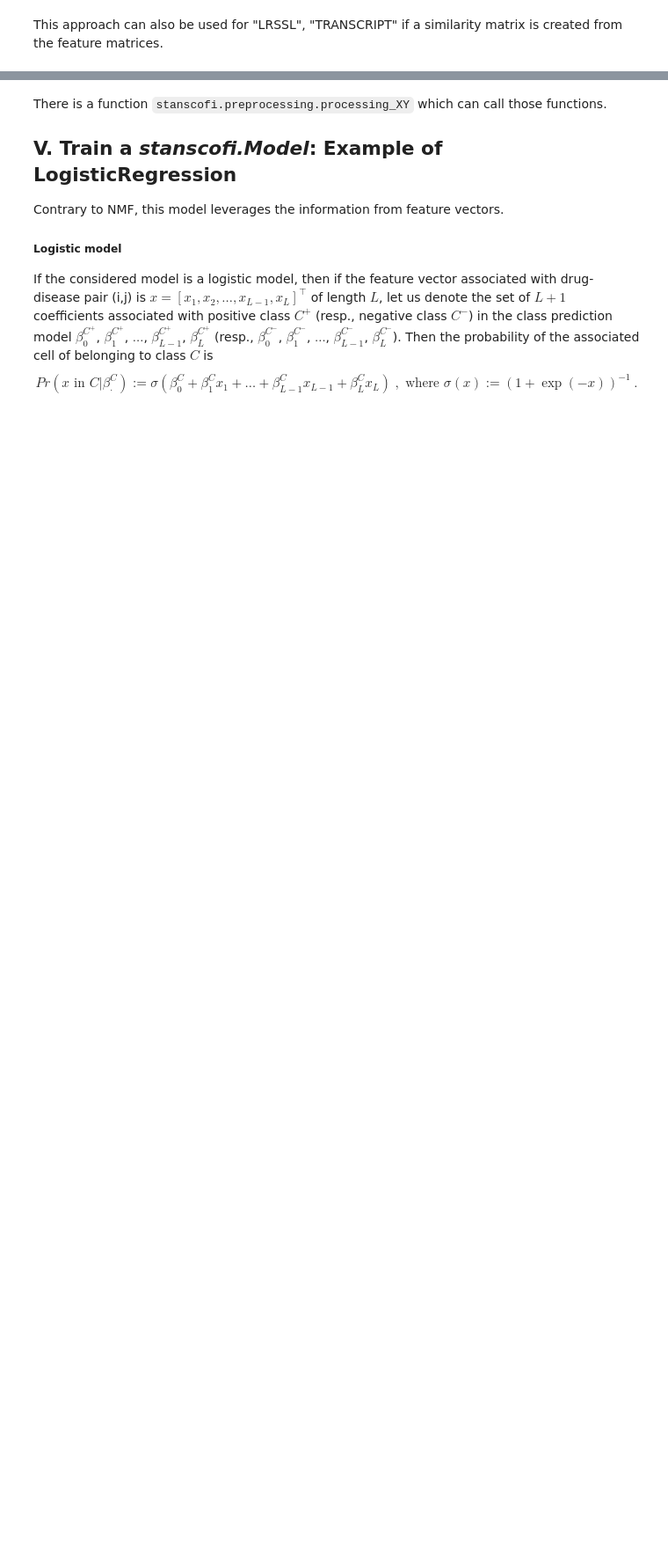
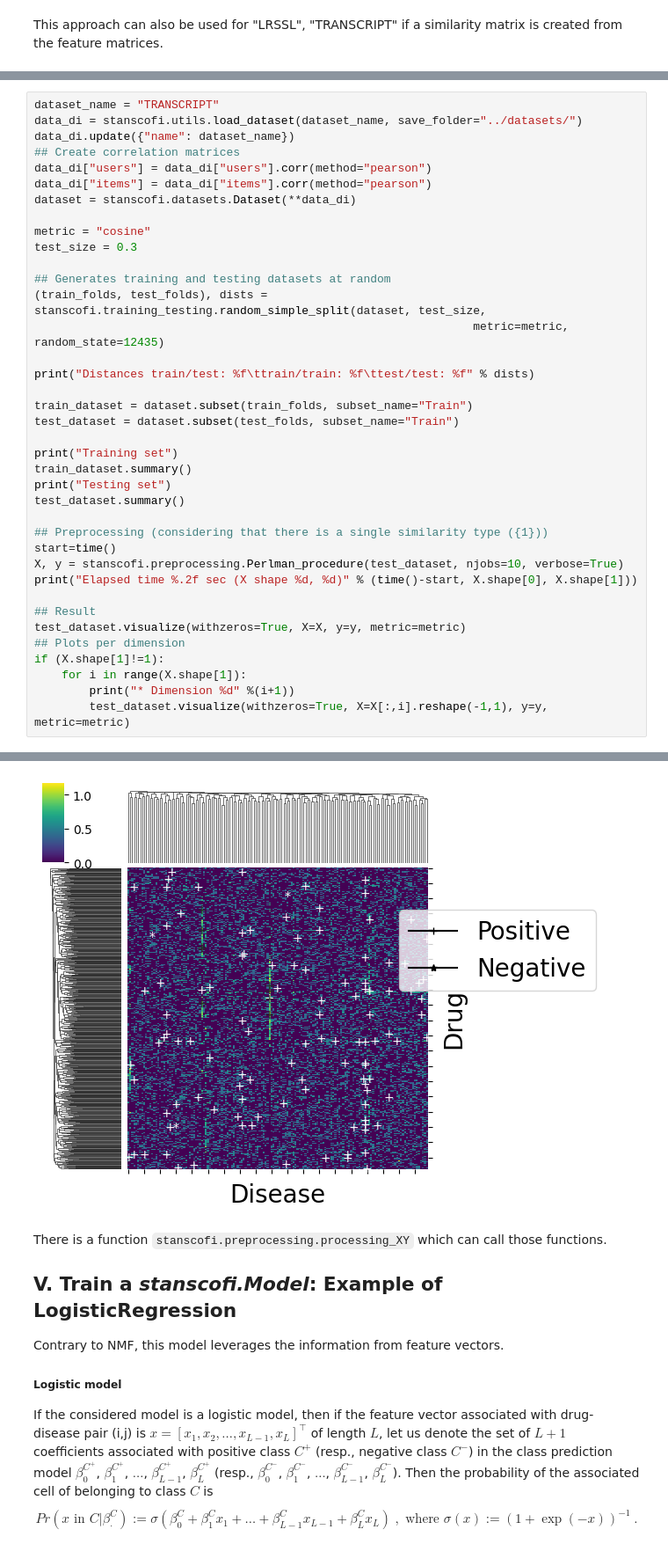
Before and after one commit to RECeSS-EU-Project/stanscofi, a Jupyter notebook: docs/Introduction to stanscofi.ipynb, the cells around one changed output, grey strips where cells are left out. Shown at 88% size. Cells and saved outputs as stored; diff of their text form; blank space fills up the shorter version.

```diff
--- a/docs/Introduction to stanscofi.ipynb
+++ b/docs/Introduction to stanscofi.ipynb
@@ -831,0 +1014,39 @@ if (X.shape[1]!=1):
+# %%
+dataset_name = "TRANSCRIPT"
+data_di = stanscofi.utils.load_dataset(dataset_name, save_folder="../datasets/")
+data_di.update({"name": dataset_name})
+## Create correlation matrices
+data_di["users"] = data_di["users"].corr(method="pearson")
+data_di["items"] = data_di["items"].corr(method="pearson")
+dataset = stanscofi.datasets.Dataset(**data_di)
+
+metric = "cosine"
+test_size = 0.3
+
+## Generates training and testing datasets at random
+(train_folds, test_folds), dists = stanscofi.training_testing.random_simple_split(dataset, test_size,
+                                                                metric=metric, random_state=12435)
+
+print("Distances train/test: %f\ttrain/train: %f\ttest/test: %f" % dists)
+
+train_dataset = dataset.subset(train_folds, subset_name="Train")
+test_dataset = dataset.subset(test_folds, subset_name="Train")
+
+print("Training set")
+train_dataset.summary()
+print("Testing set")
+test_dataset.summary()
+
+## Preprocessing (considering that there is a single similarity type ({1}))
+start=time()
+X, y = stanscofi.preprocessing.Perlman_procedure(test_dataset, njobs=10, verbose=True)
+print("Elapsed time %.2f sec (X shape %d, %d)" % (time()-start, X.shape[0], X.shape[1]))
+
+## Result
+test_dataset.visualize(withzeros=True, X=X, y=y, metric=metric)
+## Plots per dimension
+if (X.shape[1]!=1):
+    for i in range(X.shape[1]):
+        print("* Dimension %d" %(i+1))
+        test_dataset.visualize(withzeros=True, X=X[:,i].reshape(-1,1), y=y, metric=metric)
+# %% [output]
@@ -832,3 +1073,4 @@ if (X.shape[1]!=1):
+[figure, added]
 # %% [markdown]
 There is a function ``stanscofi.preprocessing.processing_XY`` which can call those functions.
 
```
Also changed, not shown: parts of 26 cells of this notebook, 11 other files.
